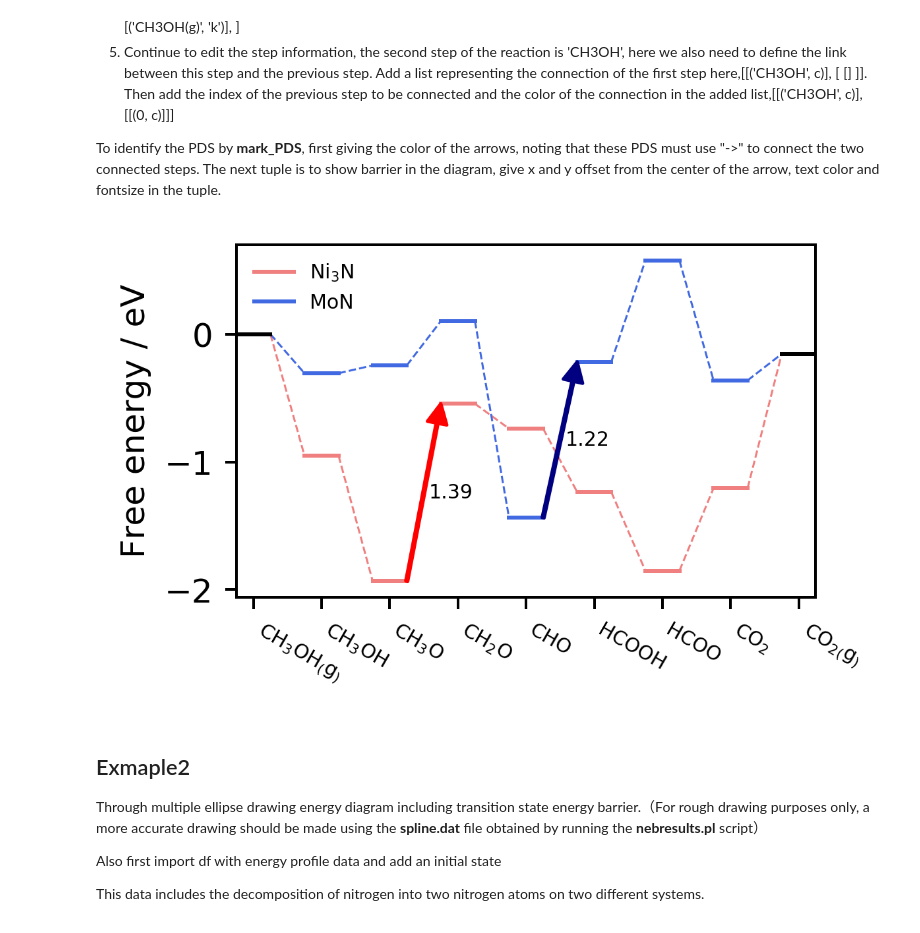
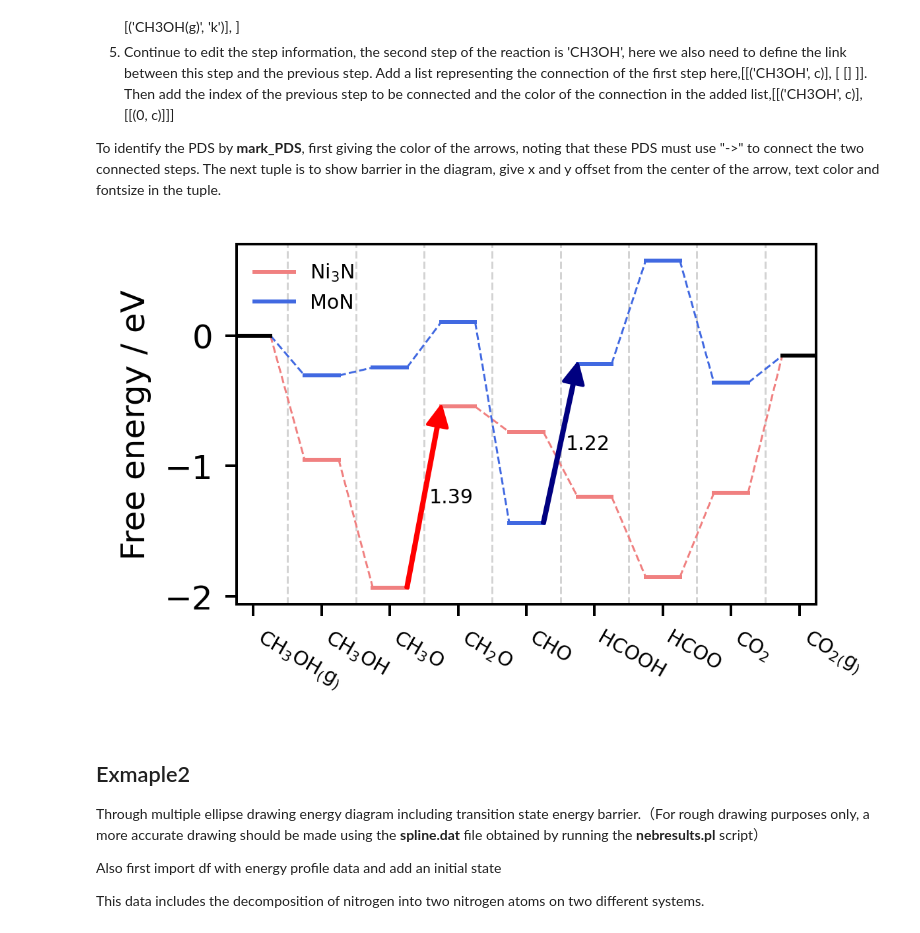
Before and after one commit to jchddd/scripts, a Jupyter notebook: jworkflow/Tutorial-plot.ipynb, the cells around one changed output. Cells and saved outputs as stored; diff of their text form; code cells hidden in the pictures.

```diff
--- a/jworkflow/Tutorial-plot.ipynb
+++ b/jworkflow/Tutorial-plot.ipynb
@@ -151,35 +160,36 @@ energy_diagram(ax,df, 'Ni3N',
                   [[('CH3O', c)], [[(0, c)]]],
                   [[('CH2O', c)], [[(0, c)]]],
                   [[('CHO', c)], [[(0, c)]]],
                   [[('HCOOH', c)], [[(0, c)]]],
                   [[('HCOO', c)], [[(0, c)]]],
                   [[('CO2', c)], [[(0, c)]]],
                   [[('CO2(g)', 'k')], [[(0, c)]]],
               ],
               mark_PDS=[('PDS', 'r', (0.8, 0, 'k', 6))],
               )
 
 c = 'royalblue'
 energy_diagram(ax, df, 'MoN',
               [
                   [[('CH3OH(g)', 'k')]],
                   [[('CH3OH', c)], [[(0, c)]]],
                   [[('CH3O', c)], [[(0, c)]]],
                   [[('CH2O', c)], [[(0, c)]]],
                   [[('CHO', c)], [[(0, c)]]],
                   [[('HCOOH', c)], [[(0, c)]]],
                   [[('HCOO', c)], [[(0, c)]]],
                   [[('CO2', c)], [[(0, c)]]],
                   [[('CO2(g)', 'k')], [[(0, c)]]],
               ],
               mark_PDS=[('PDS', 'navy', (0.8, 0, 'k', 6))],
               set_ylabel=['Free energy / eV', 10],
               set_legend=[
                   [['Ni$_3$N', 'lightcoral', 1.2, '-'],
                   ['MoN', 'royalblue', 1.2, '-']],
-                  6, 0])
+                  6, 0],
+              show_space_line=True)
 # %% [output]
-[figure, old version]
+[figure, new version]
 # %% [markdown]
 ## Exmaple2
 Through multiple ellipse drawing energy diagram including transition state energy barrier.（For rough drawing purposes only, a more accurate drawing should be made using the **spline.dat** file obtained by running the **nebresults.pl** script）
```
Also changed, not shown: parts of 4 cells of this notebook.
